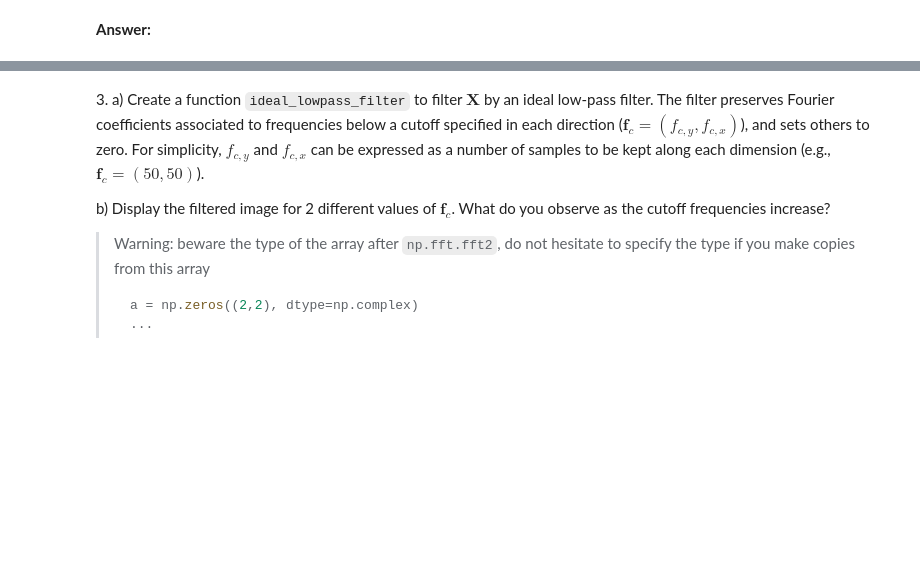
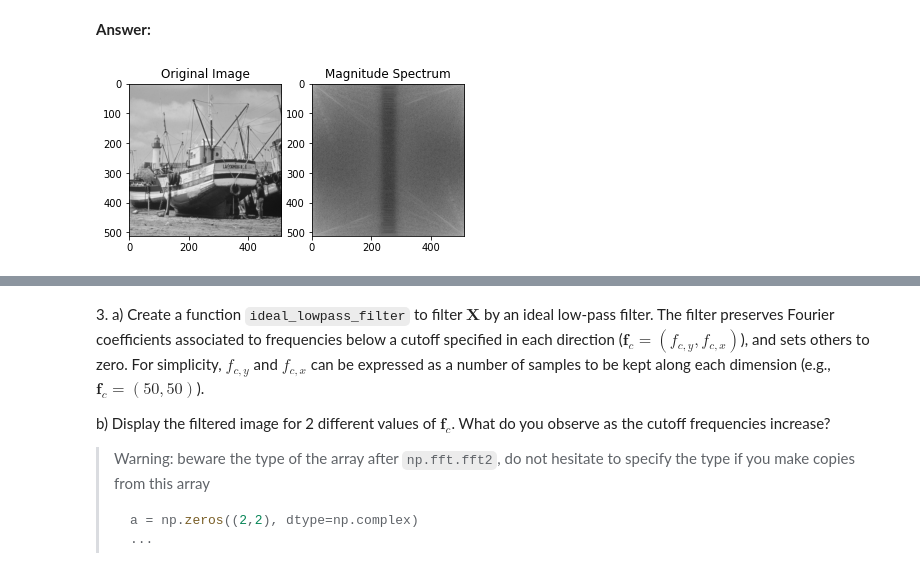
Before and after one commit to hichamomh/Python-labs, a Jupyter notebook: Labs/Lab3/lab3.ipynb, the cells around one changed output, grey strips where cells are left out. Saved outputs shown, nothing was run; the diff lists cells and outputs as text; code cells hidden in the pictures; blank space fills up the shorter version.

```diff
--- a/Labs/Lab3/lab3.ipynb
+++ b/Labs/Lab3/lab3.ipynb
@@ -105,0 +230,12 @@ b) Take a look at the documentation of `np.fft.fftshift`. Use it to ensure that
+# %%
+import scipy.fft
+X = np.array(image) #Image transformed into  numpy array
+fourier_transform = scipy.fft.fft2(X)
+magnitude_spectrum = np.abs(fourier_transform)**2
+plt.subplot(121), plt.imshow(X, cmap='gray')
+plt.title('Original Image')
+plt.subplot(122), plt.imshow(np.log(magnitude_spectrum), cmap='gray')
+plt.title('Magnitude Spectrum')
+plt.show()
+# %% [output]
+[figure, added]
```
Also changed, not shown: parts of 27 cells of this notebook.
